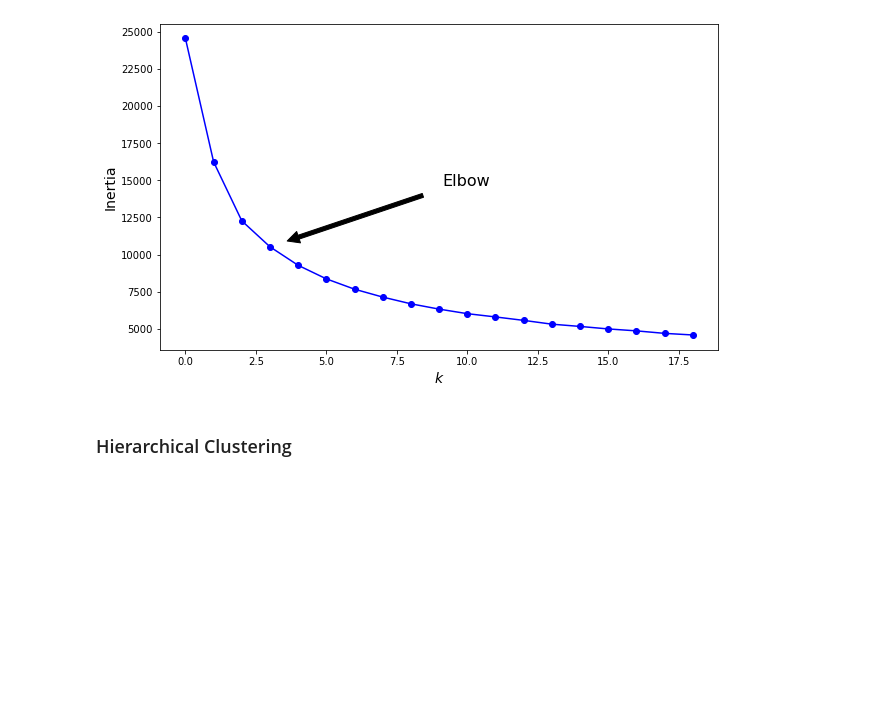
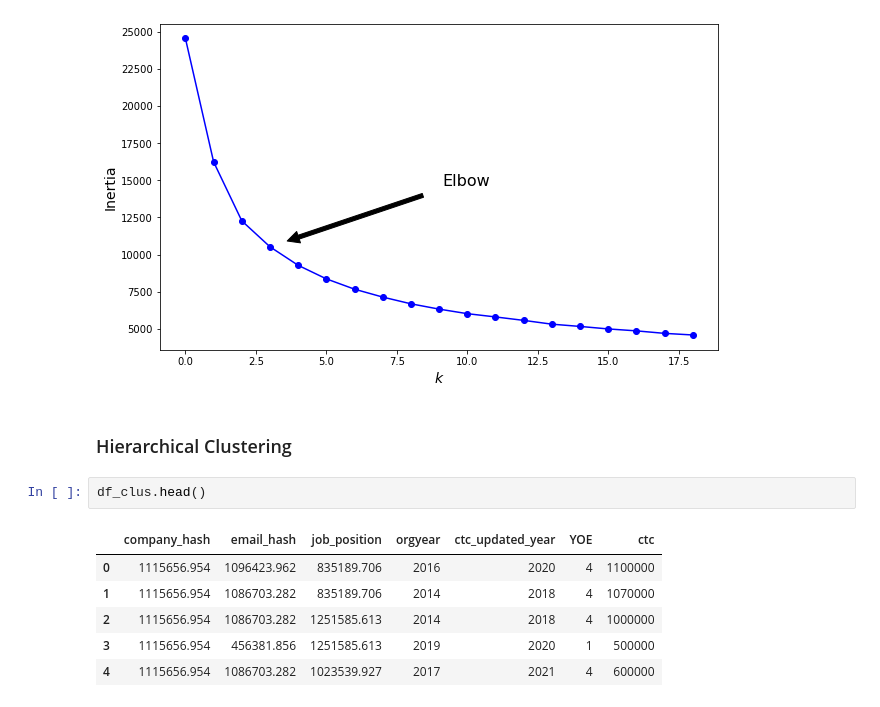
Before and after one commit to anidec25/Linear-Regression, a Jupyter notebook: clustering/scalar.ipynb, the cells around one changed output. Saved outputs shown, nothing was run; the diff lists cells and outputs as text; blank space fills up the shorter version.

```diff
--- a/clustering/scalar.ipynb
+++ b/clustering/scalar.ipynb
@@ -1021,3 +1021,12 @@ plt.show()
 [figure]
 # %% [markdown]
 ### Hierarchical Clustering
+# %%
+df_clus.head()
+# %% [output]
+|  | company_hash | email_hash | job_position | orgyear | ctc_updated_year | YOE | ctc |
+| 0 | 1115656.954 | 1096423.962 | 835189.706 | 2016 | 2020 | 4 | 1100000 |
+| 1 | 1115656.954 | 1086703.282 | 835189.706 | 2014 | 2018 | 4 | 1070000 |
+| 2 | 1115656.954 | 1086703.282 | 1251585.613 | 2014 | 2018 | 4 | 1000000 |
+| 3 | 1115656.954 | 456381.856 | 1251585.613 | 2019 | 2020 | 1 | 500000 |
+| 4 | 1115656.954 | 1086703.282 | 1023539.927 | 2017 | 2021 | 4 | 600000 |
```
Also changed, not shown: parts of 6 cells of this notebook.
